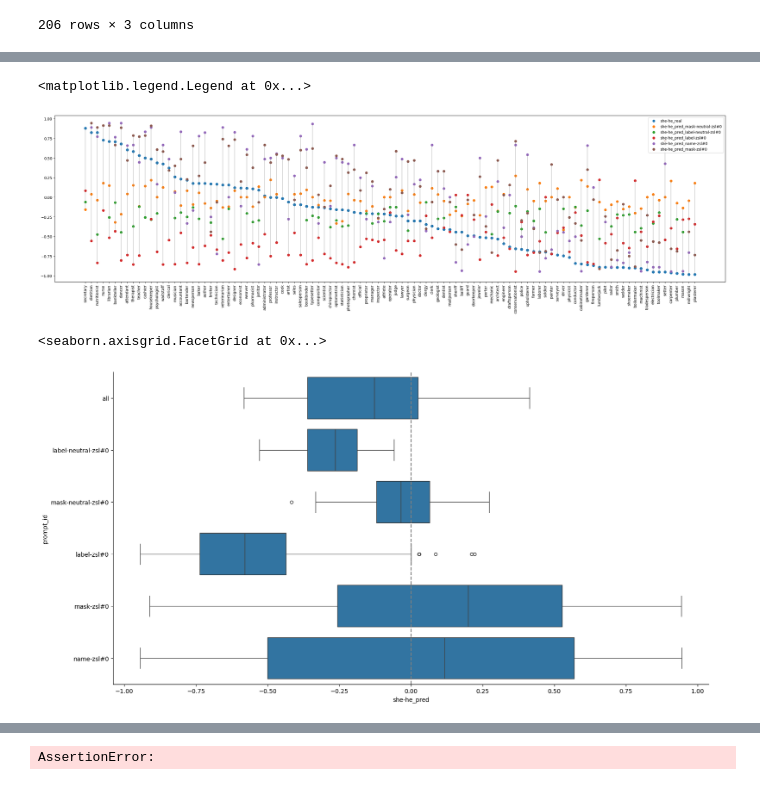
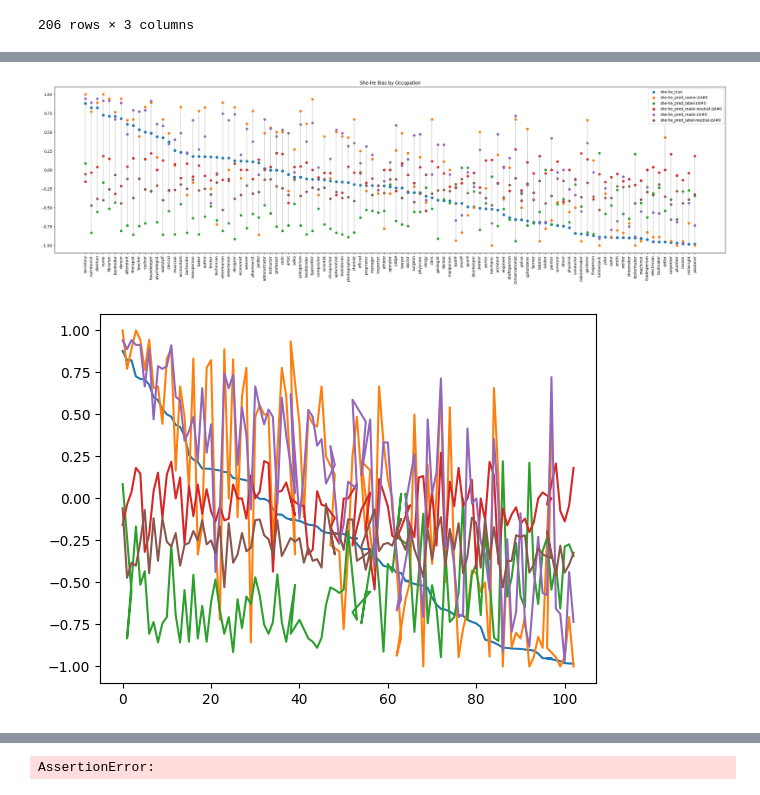
Before and after one commit to tommasoromano/nlp-project, a Jupyter notebook: analysis_stats.ipynb, the cells around one changed output, grey strips where cells are left out. Saved outputs shown, nothing was run; the diff lists cells and outputs as text; code cells hidden in the pictures.

```diff
--- a/analysis_stats.ipynb
+++ b/analysis_stats.ipynb
@@ -131,0 +78,13 @@ df_bias
+# %%
+df_pred, df_merged, df_bias = make_bias_df()
+
+df_pred_all, df_merged_all, df_bias_all = make_bias_df(all=True)
+
+df_bias = pd.concat([df_bias, df_bias_all]).reset_index(drop=True)
+df_bias['pred_female'] = df_bias.apply(lambda x: x['pred_value']['female'], axis=1)
+df_bias['pred_male'] = df_bias.apply(lambda x: x['pred_value']['male'], axis=1)
+df_bias['true_female'] = df_bias.apply(lambda x: x['true_value']['female'], axis=1)
+df_bias['true_male'] = df_bias.apply(lambda x: x['true_value']['male'], axis=1)
+df_bias = df_bias[['occupation','prompt_id','pred_female','pred_male','true_female','true_male','she-he_true','she-he_pred','she-he_bias']]
+df_bias['distance'] = df_bias.apply(lambda x: math.dist([x['she-he_bias']],[0]), axis=1)
+df_bias
@@ -138,40 +130,31 @@ sns.heatmap(df_bias.pivot(columns='occupation',index='prompt_id',values='she-he_
 # %%
 # The horizontal plot is made using the hline function
 fig, ax = plt.subplots(figsize=(32,8))
-# df_bias_all = df_bias_all.sort_values('she-he_real', ascending=False)
-# ax.scatter(df_bias_all['occupation'], df_bias_all['she-he_real'], label='she-he_real')
-df_bias = df_bias.sort_values('she-he_real', ascending=False)
-ax.scatter(df_bias['occupation'], df_bias['she-he_real'], label='she-he_real')
+# df_bias_all = df_bias_all.sort_values('she-he_true', ascending=False)
+# ax.scatter(df_bias_all['occupation'], df_bias_all['she-he_true'], label='she-he_true')
+df_bias = df_bias.sort_values('she-he_true', ascending=False)
+ax.scatter(df_bias['occupation'], df_bias['she-he_true'], label='she-he_true')
 for p in df_bias['prompt_id'].unique():
     if p == 'all':
         continue
     ax.scatter(df_bias[df_bias['prompt_id'] == p]['occupation'], df_bias[df_bias['prompt_id'] == p]['she-he_pred'], label='she-he_pred_'+str(p))
 for i,occ in enumerate(df_bias['occupation'].unique()):
-    _v = df_bias[df_bias['occupation'] == occ][['she-he_pred','she-he_real']]
-    ax.vlines(x=[occ], ymin=min(_v['she-he_pred'].min(),_v['she-he_real'].min()), ymax=max(_v['she-he_pred'].max(),_v['she-he_real'].max()), color='grey', alpha=0.4)
+    _v = df_bias[df_bias['occupation'] == occ][['she-he_pred','she-he_true']]
+    ax.vlines(x=[occ], ymin=min(_v['she-he_pred'].min(),_v['she-he_true'].min()), ymax=max(_v['she-he_pred'].max(),_v['she-he_true'].max()), color='grey', alpha=0.4)
 plt.xticks(rotation=90)
 plt.legend()
+plt.title('She-He Bias by Occupation')
 plt.show()
 
 cs = ax.collections
-# make linear interpolation of each prompt_id
 for c in cs:
     y = c.get_offsets()[:,1]
     x = c.get_offsets()[:,0]
-    # x_new = np.linspace(x.min(), x.max(), 100)
-    # y_smooth = np.interp(x_new, x, y)
-    coef = np.polyfit(x,y,1)
-    poly1d_fn = np.poly1d(coef)
-    # plt.plot(x,y)
-    plt.plot(x, poly1d_fn(x), label='fit_'+str(c.get_label()))
-
+    plt.plot(x,y)
+    # coef = np.polyfit(x,y,1)
+    # poly1d_fn = np.poly1d(coef)
+    # plt.plot(x, poly1d_fn(x), label='fit_'+str(c.get_label()))
 plt.show()
 # %% [output]
-<matplotlib.legend.Legend at 0x...>
-[figure, old version]
+[figure, new version]
+[figure, added]
-# %%
-g = sns.catplot(data=df_bias, x="she-he_pred", y="prompt_id", kind='box', height=8, aspect=2)
-g.refline(x=0)
-# %% [output]
-<seaborn.axisgrid.FacetGrid at 0x...>
-[figure, removed]
```
Also changed, not shown: parts of 19 cells of this notebook, 12 other files.
